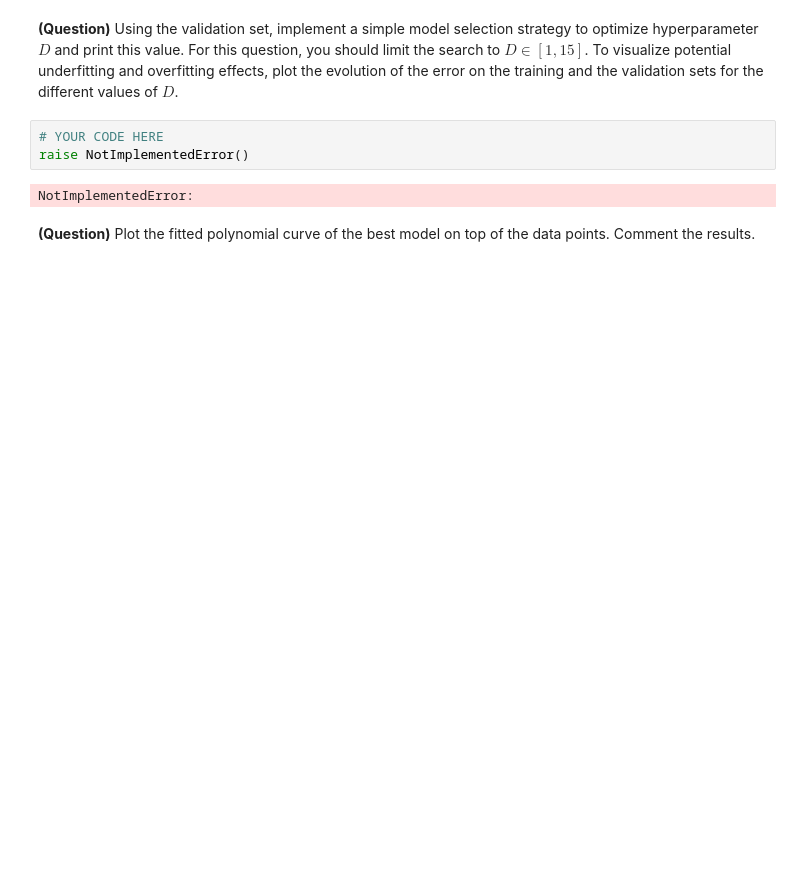
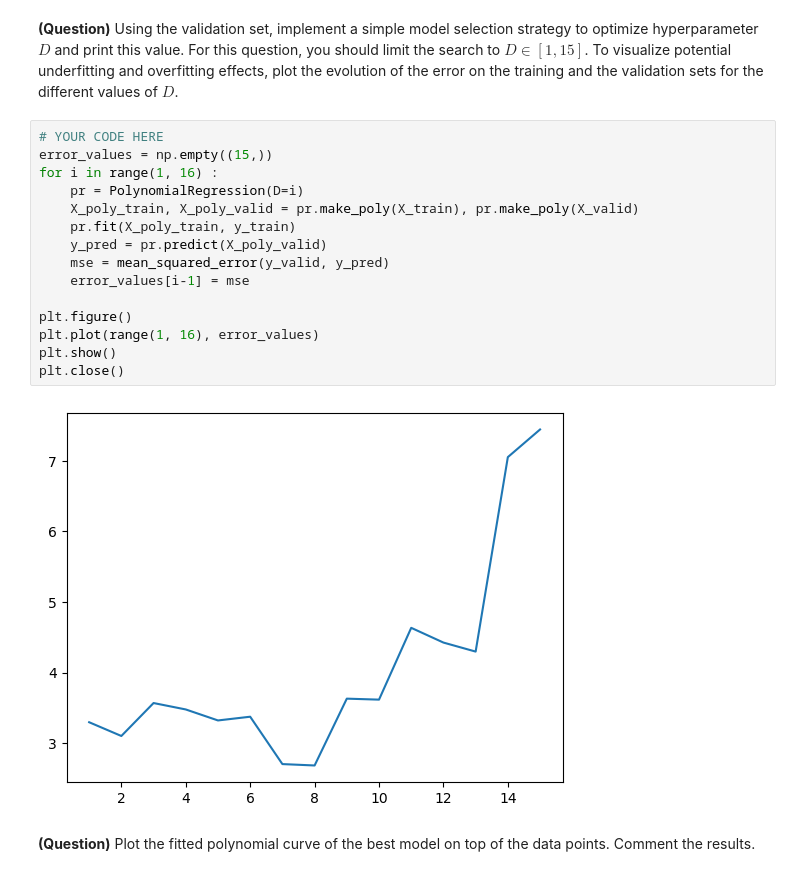
Before and after one commit to daJster/Machine_learning_2023, a Jupyter notebook: ml-tp1.ipynb, the cells around one changed output. Saved outputs shown, nothing was run; the diff lists cells and outputs as text; blank space fills up the shorter version.

```diff
--- a/ml-tp1.ipynb
+++ b/ml-tp1.ipynb
@@ -191,9 +213,21 @@ YOUR ANSWER HERE
 To visualize potential underfitting and overfitting effects, plot the evolution of the error on the training and the validation sets for the different values of $D$.
 # %%
 # YOUR CODE HERE
-raise NotImplementedError()
+error_values = np.empty((15,))
+for i in range(1, 16) :
+    pr = PolynomialRegression(D=i)
+    X_poly_train, X_poly_valid = pr.make_poly(X_train), pr.make_poly(X_valid)
+    pr.fit(X_poly_train, y_train)
+    y_pred = pr.predict(X_poly_valid)
+    mse = mean_squared_error(y_valid, y_pred)
+    error_values[i-1] = mse
+
+plt.figure()
+plt.plot(range(1, 16), error_values)
+plt.show()
+plt.close()
 # %% [output]
-NotImplementedError:
+[figure, added]
 # %% [markdown]
 **(Question)** Plot the fitted polynomial curve of the best model on top of the data points. Comment the results.
 # %%
```
Also changed, not shown: parts of 15 cells of this notebook.
